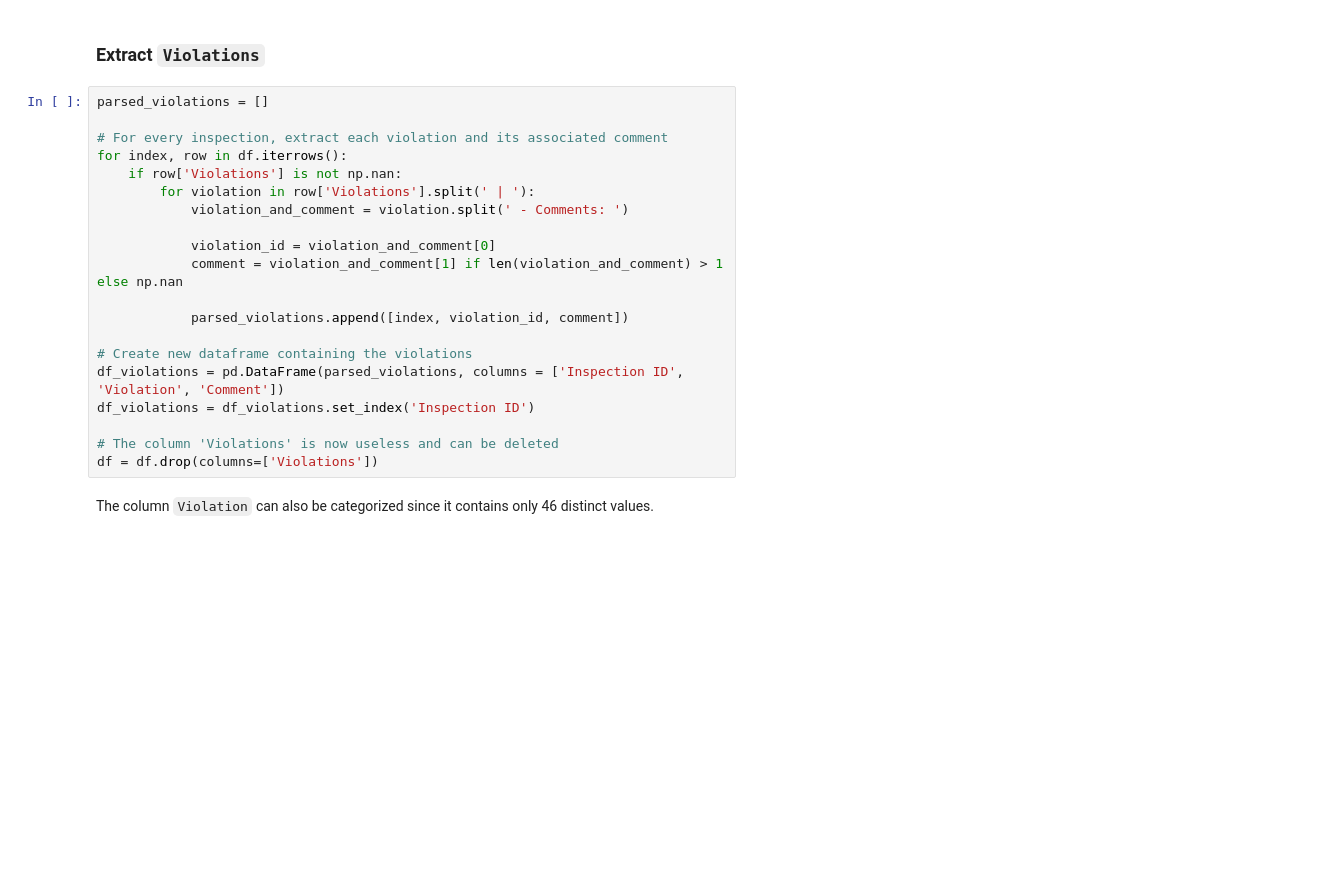
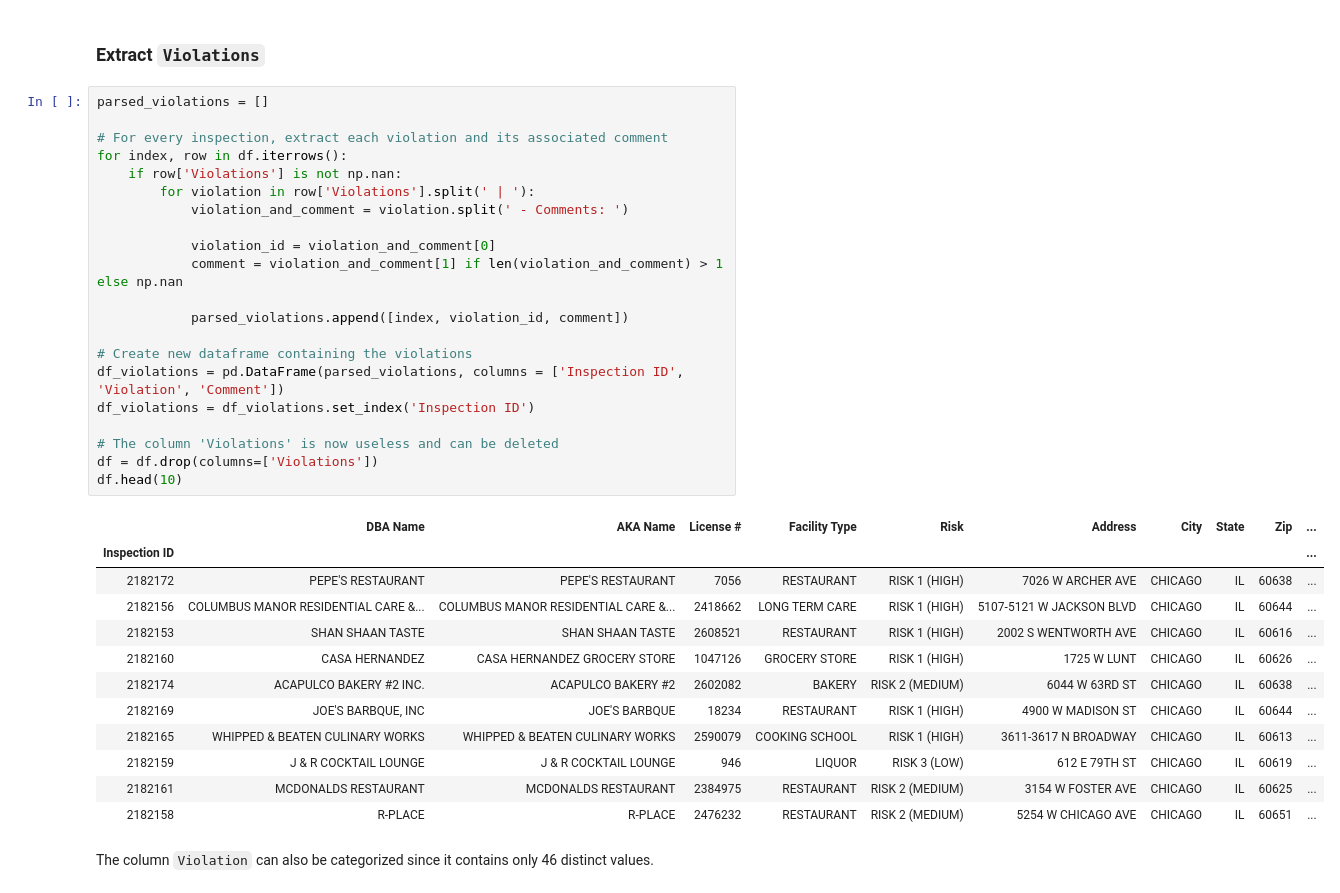
Before and after one commit to Gondolav/ADA-project, a Jupyter notebook: notebook.ipynb, the cells around one changed output. Cells and saved outputs as stored; diff of their text form; blank space fills up the shorter version.

```diff
--- a/notebook.ipynb
+++ b/notebook.ipynb
@@ -355,23 +355,37 @@ df.head(3)
 # %%
 parsed_violations = []
 
 # For every inspection, extract each violation and its associated comment
 for index, row in df.iterrows():
     if row['Violations'] is not np.nan:
         for violation in row['Violations'].split(' | '):
             violation_and_comment = violation.split(' - Comments: ')
 
             violation_id = violation_and_comment[0]
             comment = violation_and_comment[1] if len(violation_and_comment) > 1 else np.nan
 
             parsed_violations.append([index, violation_id, comment])
 
 # Create new dataframe containing the violations
 df_violations = pd.DataFrame(parsed_violations, columns = ['Inspection ID', 'Violation', 'Comment'])
 df_violations = df_violations.set_index('Inspection ID')
 
 # The column 'Violations' is now useless and can be deleted
 df = df.drop(columns=['Violations'])
+df.head(10)
+# %% [output]
+|  | DBA Name | AKA Name | License # | Facility Type | Risk | Address | City | State | Zip | ... |
+| Inspection ID |  |  |  |  |  |  |  |  |  | ... |
+| 2182172 | PEPE'S RESTAURANT | PEPE'S RESTAURANT | 7056 | RESTAURANT | RISK 1 (HIGH) | 7026 W ARCHER AVE | CHICAGO | IL | 60638 | ... |
+| 2182156 | COLUMBUS MANOR RESIDENTIAL CARE &... | COLUMBUS MANOR RESIDENTIAL CARE &... | 2418662 | LONG TERM CARE | RISK 1 (HIGH) | 5107-5121 W JACKSON BLVD | CHICAGO | IL | 60644 | ... |
+| 2182153 | SHAN SHAAN TASTE | SHAN SHAAN TASTE | 2608521 | RESTAURANT | RISK 1 (HIGH) | 2002 S WENTWORTH AVE | CHICAGO | IL | 60616 | ... |
+| 2182160 | CASA HERNANDEZ | CASA HERNANDEZ GROCERY STORE | 1047126 | GROCERY STORE | RISK 1 (HIGH) | 1725 W LUNT | CHICAGO | IL | 60626 | ... |
+| 2182174 | ACAPULCO BAKERY #2 INC. | ACAPULCO BAKERY #2 | 2602082 | BAKERY | RISK 2 (MEDIUM) | 6044 W 63RD ST | CHICAGO | IL | 60638 | ... |
+| 2182169 | JOE'S BARBQUE, INC | JOE'S BARBQUE | 18234 | RESTAURANT | RISK 1 (HIGH) | 4900 W MADISON ST | CHICAGO | IL | 60644 | ... |
+| 2182165 | WHIPPED & BEATEN CULINARY WORKS | WHIPPED & BEATEN CULINARY WORKS | 2590079 | COOKING SCHOOL | RISK 1 (HIGH) | 3611-3617 N BROADWAY | CHICAGO | IL | 60613 | ... |
+| 2182159 | J & R COCKTAIL LOUNGE | J & R COCKTAIL LOUNGE | 946 | LIQUOR | RISK 3 (LOW) | 612 E 79TH ST | CHICAGO | IL | 60619 | ... |
+| 2182161 | MCDONALDS RESTAURANT | MCDONALDS RESTAURANT | 2384975 | RESTAURANT | RISK 2 (MEDIUM) | 3154 W FOSTER AVE | CHICAGO | IL | 60625 | ... |
+| 2182158 | R-PLACE | R-PLACE | 2476232 | RESTAURANT | RISK 2 (MEDIUM) | 5254 W CHICAGO AVE | CHICAGO | IL | 60651 | ... |
 # %% [markdown]
 The column `Violation` can also be categorized since it contains only 46 distinct values.
 # %%
```
Also changed, not shown: parts of 16 cells of this notebook.
